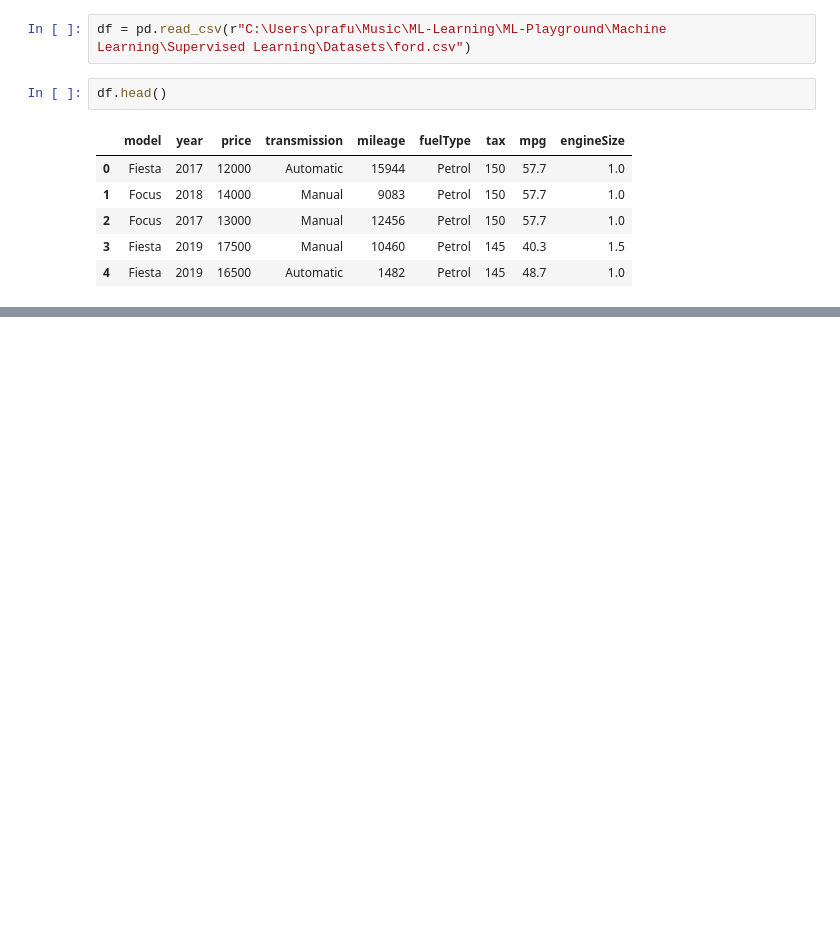
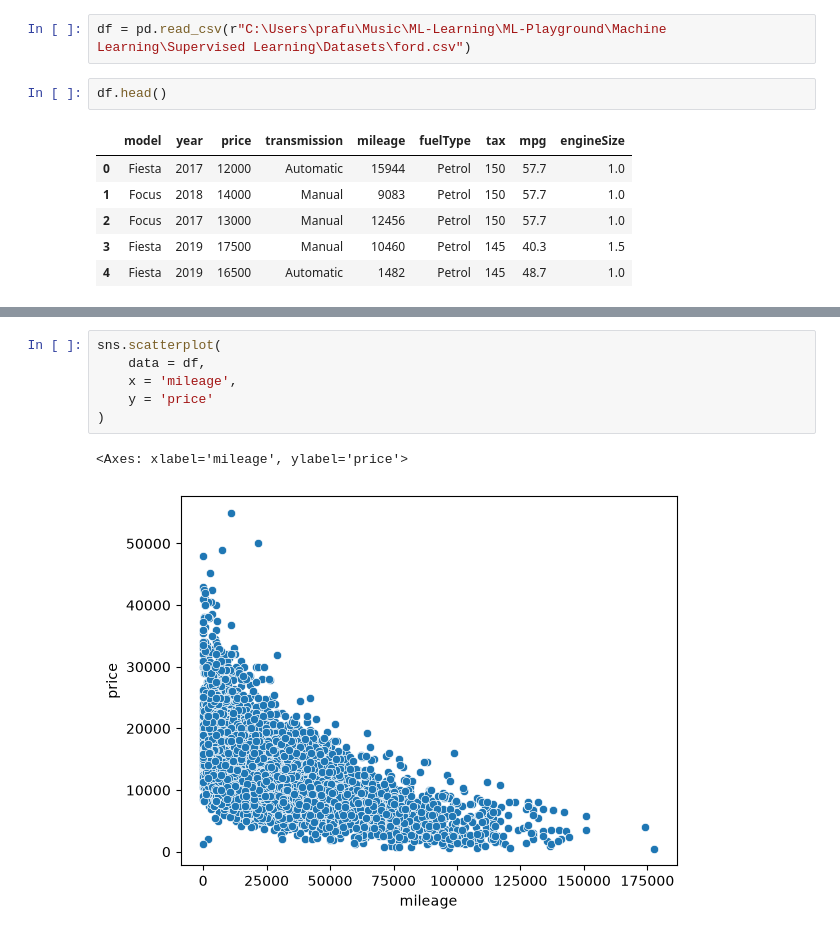
Before and after one commit to praful011-nep/ML-Playground, a Jupyter notebook: Machine Learning/Supervised Learning/ford_price_prediction.ipynb, the cells around one changed output, grey strips where cells are left out. Cells and saved outputs as stored; diff of their text form; blank space fills up the shorter version.

```diff
--- a/Machine Learning/Supervised Learning/ford_price_prediction.ipynb
+++ b/Machine Learning/Supervised Learning/ford_price_prediction.ipynb
@@ -16,0 +121,9 @@ df.head()
+# %%
+sns.scatterplot(
+    data = df,
+    x = 'mileage',
+    y = 'price'
+)
+# %% [output]
+<Axes: xlabel='mileage', ylabel='price'>
+[figure, added]
```
Also changed, not shown: parts of 12 cells of this notebook.
